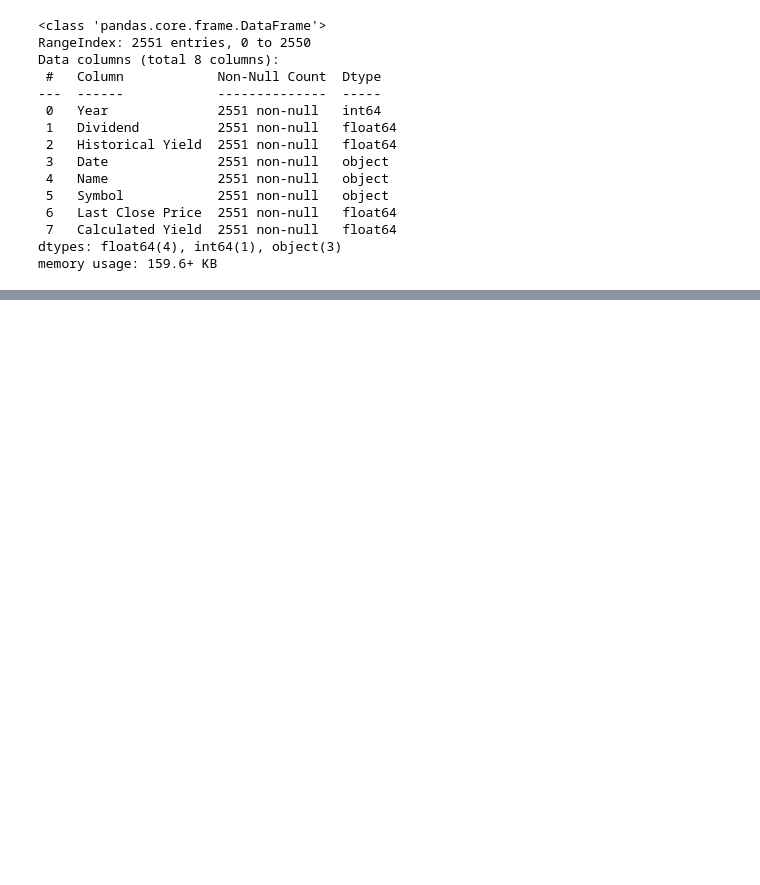
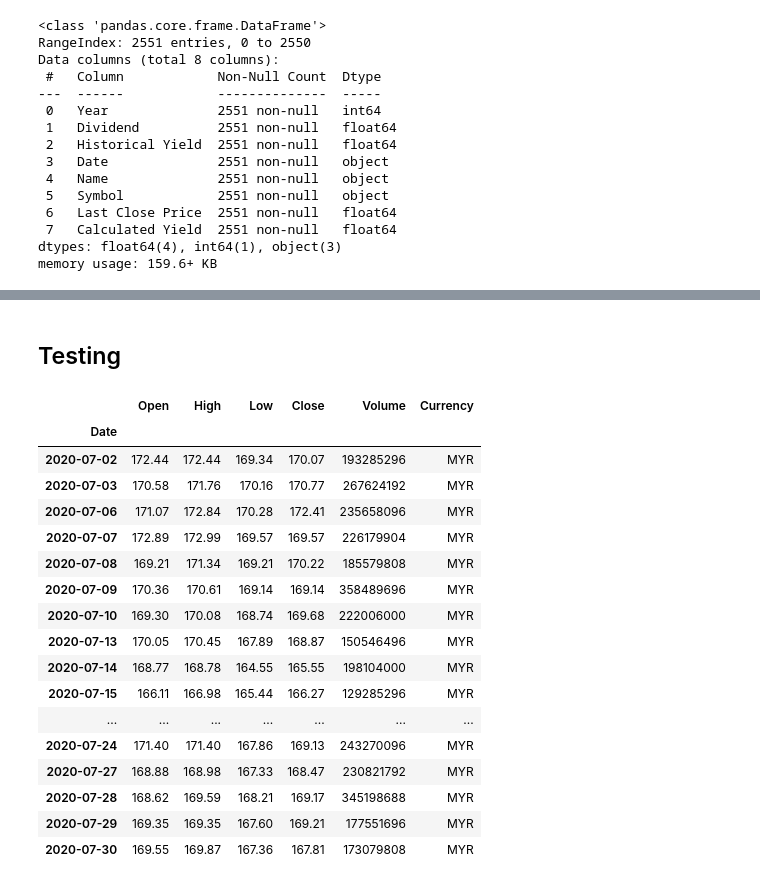
Before and after one commit to mengwangk/investor, a Jupyter notebook: experiment/science/nbdev/nbs/100_data.load.finance.ipynb, the cells around one changed output, grey strips where cells are left out. Drawn from its saved outputs; the diff is of its cells as text; code cells hidden in the pictures; blank space fills up the shorter version.

```diff
--- a/experiment/science/nbdev/nbs/100_data.load.finance.ipynb
+++ b/experiment/science/nbdev/nbs/100_data.load.finance.ipynb
@@ -292,0 +303,23 @@ for symbol in df_dividend_stocks['Symbol'].unique():
+# %% [markdown]
+## Testing
+# %%
+investpy.get_index_recent_data(index="KL Construction", country=COUNTRY)
+# %% [output]
+|  | Open | High | Low | Close | Volume | Currency |
+| Date |  |  |  |  |  |  |
+| 2020-07-02 | 172.44 | 172.44 | 169.34 | 170.07 | 193285296 | MYR |
+| 2020-07-03 | 170.58 | 171.76 | 170.16 | 170.77 | 267624192 | MYR |
+| 2020-07-06 | 171.07 | 172.84 | 170.28 | 172.41 | 235658096 | MYR |
+| 2020-07-07 | 172.89 | 172.99 | 169.57 | 169.57 | 226179904 | MYR |
+| 2020-07-08 | 169.21 | 171.34 | 169.21 | 170.22 | 185579808 | MYR |
+| 2020-07-09 | 170.36 | 170.61 | 169.14 | 169.14 | 358489696 | MYR |
+| 2020-07-10 | 169.30 | 170.08 | 168.74 | 169.68 | 222006000 | MYR |
+| 2020-07-13 | 170.05 | 170.45 | 167.89 | 168.87 | 150546496 | MYR |
+| 2020-07-14 | 168.77 | 168.78 | 164.55 | 165.55 | 198104000 | MYR |
+| 2020-07-15 | 166.11 | 166.98 | 165.44 | 166.27 | 129285296 | MYR |
+| ... | ... | ... | ... | ... | ... | ... |
+| 2020-07-24 | 171.40 | 171.40 | 167.86 | 169.13 | 243270096 | MYR |
+| 2020-07-27 | 168.88 | 168.98 | 167.33 | 168.47 | 230821792 | MYR |
+| 2020-07-28 | 168.62 | 169.59 | 168.21 | 169.17 | 345198688 | MYR |
+| 2020-07-29 | 169.35 | 169.35 | 167.60 | 169.21 | 177551696 | MYR |
+| 2020-07-30 | 169.55 | 169.87 | 167.36 | 167.81 | 173079808 | MYR |
```
Also changed, not shown: parts of 6 cells of this notebook.
